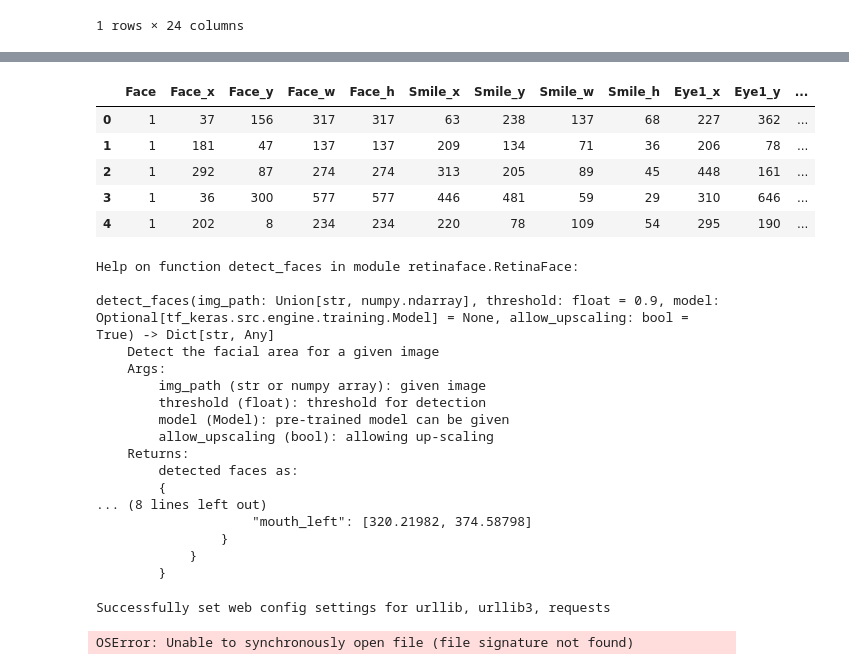
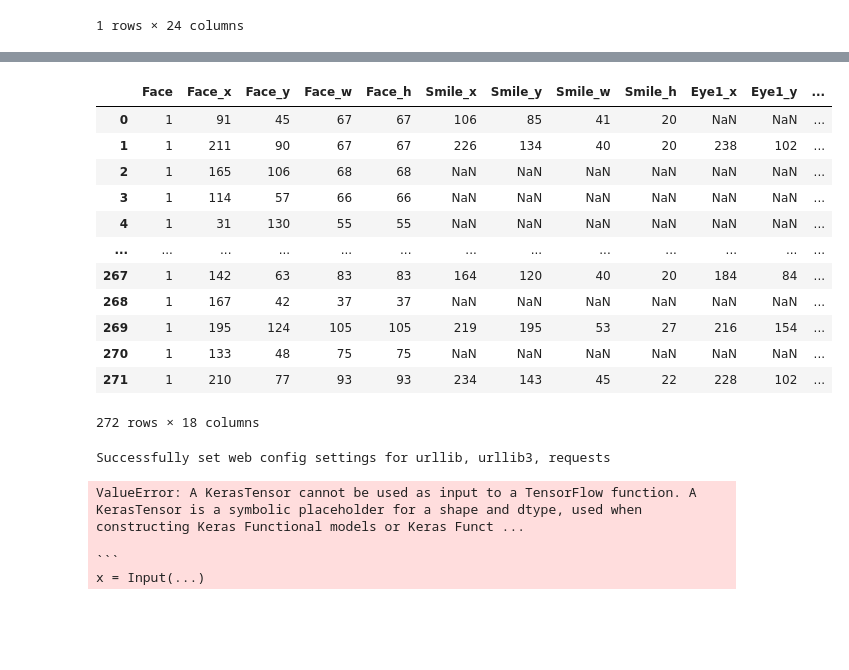
Before and after one commit to hbarnes163/bootcamp_y2_sum2, a Jupyter notebook: Summative2/facedetection.ipynb, the cells around one changed output, grey strips where cells are left out. Drawn from its saved outputs; the diff is of its cells as text; code cells hidden in the pictures; blank space fills up the shorter version.

````diff
--- a/Summative2/facedetection.ipynb
+++ b/Summative2/facedetection.ipynb
@@ -185,12 +211,13 @@ proportions_processing(data)
 | 1 | 1 | 181 | 47 | 137 | 137 | 209 | 134 | 71 | 36 | 206 | ... | ... |
 1 rows × 24 columns
 # %%
-facial_data = pd.DataFrame()
-for files in os.listdir('.\Images'):
-    if files.endswith('.jpg') or files.endswith('.png'):
+control_data = pd.DataFrame()
+iter = 0
+for files in os.listdir('.\data\control'):
+    if files.endswith('.jpg') or files.endswith('.png') or files.endswith('.jpeg'):
         print(f"Processing {files}")
-        img = cv2.imread(os.path.join('.\Images', files))
+        img = cv2.imread(os.path.join('.\data\control', files))
         data = proportions(img, 1.1, 5)
         data['Image'] = files
-        facial_data = pd.concat([facial_data, data], ignore_index=True)
+        control_data = pd.concat([control_data, data], ignore_index=True)
 # %% [output]
@@ -202,10 +241,17 @@ Processing nhs_downs_syndrome.jpg
-# %%
-facial_data
-# %% [output]
-|  | Face | Face_x | Face_y | Face_w | Face_h | Smile_x | Smile_y | Smile_w | Smile_h | Eye1_x | Eye1_y | ... |
-| 0 | 1 | 37 | 156 | 317 | 317 | 63 | 238 | 137 | 68 | 227 | 362 | ... |
-| 1 | 1 | 181 | 47 | 137 | 137 | 209 | 134 | 71 | 36 | 206 | 78 | ... |
-| 2 | 1 | 292 | 87 | 274 | 274 | 313 | 205 | 89 | 45 | 448 | 161 | ... |
-| 3 | 1 | 36 | 300 | 577 | 577 | 446 | 481 | 59 | 29 | 310 | 646 | ... |
-| 4 | 1 | 202 | 8 | 234 | 234 | 220 | 78 | 109 | 54 | 295 | 190 | ... |
+# %%
+control_data
+# %% [output]
+|  | Face | Face_x | Face_y | Face_w | Face_h | Smile_x | Smile_y | Smile_w | Smile_h | Eye1_x | Eye1_y | ... |
+| 0 | 1 | 91 | 45 | 67 | 67 | 106 | 85 | 41 | 20 | NaN | NaN | ... |
+| 1 | 1 | 211 | 90 | 67 | 67 | 226 | 134 | 40 | 20 | 238 | 102 | ... |
+| 2 | 1 | 165 | 106 | 68 | 68 | NaN | NaN | NaN | NaN | NaN | NaN | ... |
+| 3 | 1 | 114 | 57 | 66 | 66 | NaN | NaN | NaN | NaN | NaN | NaN | ... |
+| 4 | 1 | 31 | 130 | 55 | 55 | NaN | NaN | NaN | NaN | NaN | NaN | ... |
+| ... | ... | ... | ... | ... | ... | ... | ... | ... | ... | ... | ... | ... |
+| 267 | 1 | 142 | 63 | 83 | 83 | 164 | 120 | 40 | 20 | 184 | 84 | ... |
+| 268 | 1 | 167 | 42 | 37 | 37 | NaN | NaN | NaN | NaN | NaN | NaN | ... |
+| 269 | 1 | 195 | 124 | 105 | 105 | 219 | 195 | 53 | 27 | 216 | 154 | ... |
+| 270 | 1 | 133 | 48 | 75 | 75 | NaN | NaN | NaN | NaN | NaN | NaN | ... |
+| 271 | 1 | 210 | 77 | 93 | 93 | 234 | 143 | 45 | 22 | 228 | 102 | ... |
+272 rows × 18 columns
 # %%
@@ -218,29 +264,14 @@ import cv2
-# %%
-help(RetinaFace.detect_faces)
-# %% [output]
-Help on function detect_faces in module retinaface.RetinaFace:
-
-detect_faces(img_path: Union[str, numpy.ndarray], threshold: float = 0.9, model: Optional[tf_keras.src.engine.training.Model] = None, allow_upscaling: bool = True) -> Dict[str, Any]
-    Detect the facial area for a given image
-    Args:
-        img_path (str or numpy array): given image
-        threshold (float): threshold for detection
-        model (Model): pre-trained model can be given
-        allow_upscaling (bool): allowing up-scaling
-    Returns:
-        detected faces as:
-        {
-... (8 lines left out)
-                    "mouth_left": [320.21982, 374.58798]
-                }
-            }
-        }
 # %%
 boewebconnectpy.set_boe_config()
 
-resp = RetinaFace.detect_faces(cv2.imread("./Images/Day 2_Programming Lab_Person.jpg"))
+#resp = RetinaFace.detect_faces("Images/Day 2_Programming Lab_Person.jpg")
+
+resp = RetinaFace.build_model()
 
 resp
 # %% [output]
 Successfully set web config settings for urllib, urllib3, requests
-OSError: Unable to synchronously open file (file signature not found)
+ValueError: A KerasTensor cannot be used as input to a TensorFlow function. A KerasTensor is a symbolic placeholder for a shape and dtype, used when constructing Keras Functional models or Keras Funct ...
+
+```
+x = Input(...)
````
Also changed, not shown: parts of 10 cells of this notebook, 1 other file.
